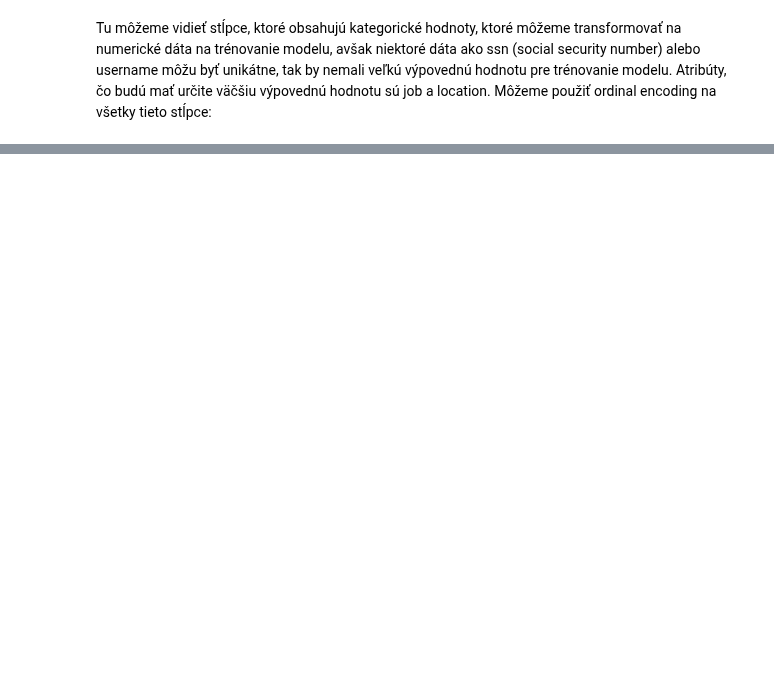
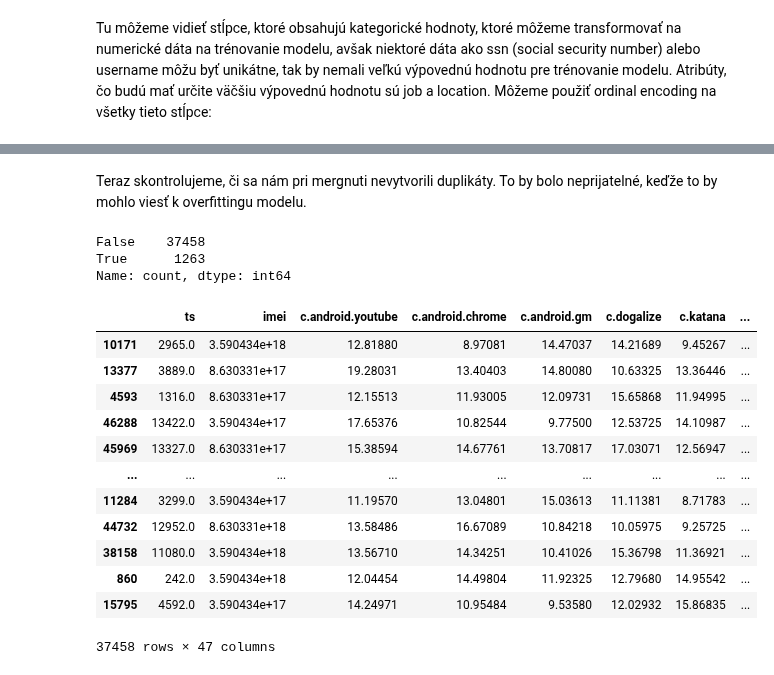
Before and after one commit to tomcer11/IAU, a Jupyter notebook: assignment2.ipynb, the cells around one changed output, grey strips where cells are left out. Saved outputs shown, nothing was run; the diff lists cells and outputs as text; code cells hidden in the pictures; blank space fills up the shorter version.

Commit message:
duplicates and outliers

```diff
--- a/assignment2.ipynb
+++ b/assignment2.ipynb
@@ -24,0 +55,17 @@ Tulach 50%
+# %%
+# Function to preprocess date strings
+def preprocess_date(date_str):
+    for fmt in ('%d/%m/%Y, %H:%M:%S', '%d %b %Y', '%Y-%m-%d', '%Y/%m/%d'):
+        try:
+            return pd.to_datetime(date_str, format=fmt)
+        except ValueError:
+            continue
+    return pd.to_datetime(date_str, errors='coerce')
+
+# Apply the preprocessing function to the 'registration' column
+profiles['registration'] = profiles['registration'].apply(preprocess_date)
+
+# Convert the datetime column to a singular string format
+profiles['registration'] = profiles['registration'].dt.strftime('%Y-%m-%d')
+
+profiles.registration.head()
@@ -24,0 +81,3 @@ Tulach 50%
+# %%
+profiles = profiles.drop_duplicates(subset=['user_id'])
+devices = devices.drop_duplicates(subset=['imei'])
@@ -25,3 +86,12 @@ Tulach 50%
+# %%
+# Merge connections and processes on 'mwra', 'imei', and 'ts'
+merged_df = pd.merge(connections, processes, on=['mwra', 'imei', 'ts'])
+
+# Merge the result with devices on 'imei'
+merged_df = pd.merge(merged_df, devices, on='imei')
+
+# Merge the result with profiles on 'imei' with custom suffixes
+data = pd.merge(merged_df, profiles, on='imei', suffixes=('_devices', '_profile'))
 # %% [markdown]
 Na konci prvej fázy zadania sme si exportli mergnutý dataset všetkých 4 tabuliek a ten sme následne importovali sem:
 # %%
@@ -58,0 +158,7 @@ print(f"Number of rows in the cleaned training dataset: {X_train_cleaned.shape[0
+# %%
+for label, column in X_train.items():
+    ratio = len(column.dropna()) / len(column)
+    #imputation threshhold should be 80%
+    if(ratio < 0.8):
+       print(f"Dropped: {label}")
+       X_train = X_train.drop(label, axis=1)
@@ -99,0 +257,22 @@ print(X_train.head())
+# %% [markdown]
+Teraz skontrolujeme, či sa nám pri mergnuti nevytvorili duplikáty. To by bolo neprijatelné, keďže to by mohlo viesť k overfittingu modelu.
+# %%
+print(X_train.duplicated().value_counts())
+X_train.drop_duplicates()
+# %% [output]
+False    37458
+True      1263
+Name: count, dtype: int64
+|  | ts | imei | c.android.youtube | c.android.chrome | c.android.gm | c.dogalize | c.katana | ... |
+| 10171 | 2965.0 | 3.590434e+18 | 12.81880 | 8.97081 | 14.47037 | 14.21689 | 9.45267 | ... |
+| 13377 | 3889.0 | 8.630331e+17 | 19.28031 | 13.40403 | 14.80080 | 10.63325 | 13.36446 | ... |
+| 4593 | 1316.0 | 8.630331e+17 | 12.15513 | 11.93005 | 12.09731 | 15.65868 | 11.94995 | ... |
+| 46288 | 13422.0 | 3.590434e+17 | 17.65376 | 10.82544 | 9.77500 | 12.53725 | 14.10987 | ... |
+| 45969 | 13327.0 | 8.630331e+17 | 15.38594 | 14.67761 | 13.70817 | 17.03071 | 12.56947 | ... |
+| ... | ... | ... | ... | ... | ... | ... | ... | ... |
+| 11284 | 3299.0 | 3.590434e+17 | 11.19570 | 13.04801 | 15.03613 | 11.11381 | 8.71783 | ... |
+| 44732 | 12952.0 | 8.630331e+18 | 13.58486 | 16.67089 | 10.84218 | 10.05975 | 9.25725 | ... |
+| 38158 | 11080.0 | 3.590434e+18 | 13.56710 | 14.34251 | 10.41026 | 15.36798 | 11.36921 | ... |
+| 860 | 242.0 | 3.590434e+18 | 12.04454 | 14.49804 | 11.92325 | 12.79680 | 14.95542 | ... |
+| 15795 | 4592.0 | 3.590434e+17 | 14.24971 | 10.95484 | 9.53580 | 12.02932 | 15.86835 | ... |
+37458 rows × 47 columns
```
Also changed, not shown: parts of 23 cells of this notebook.
